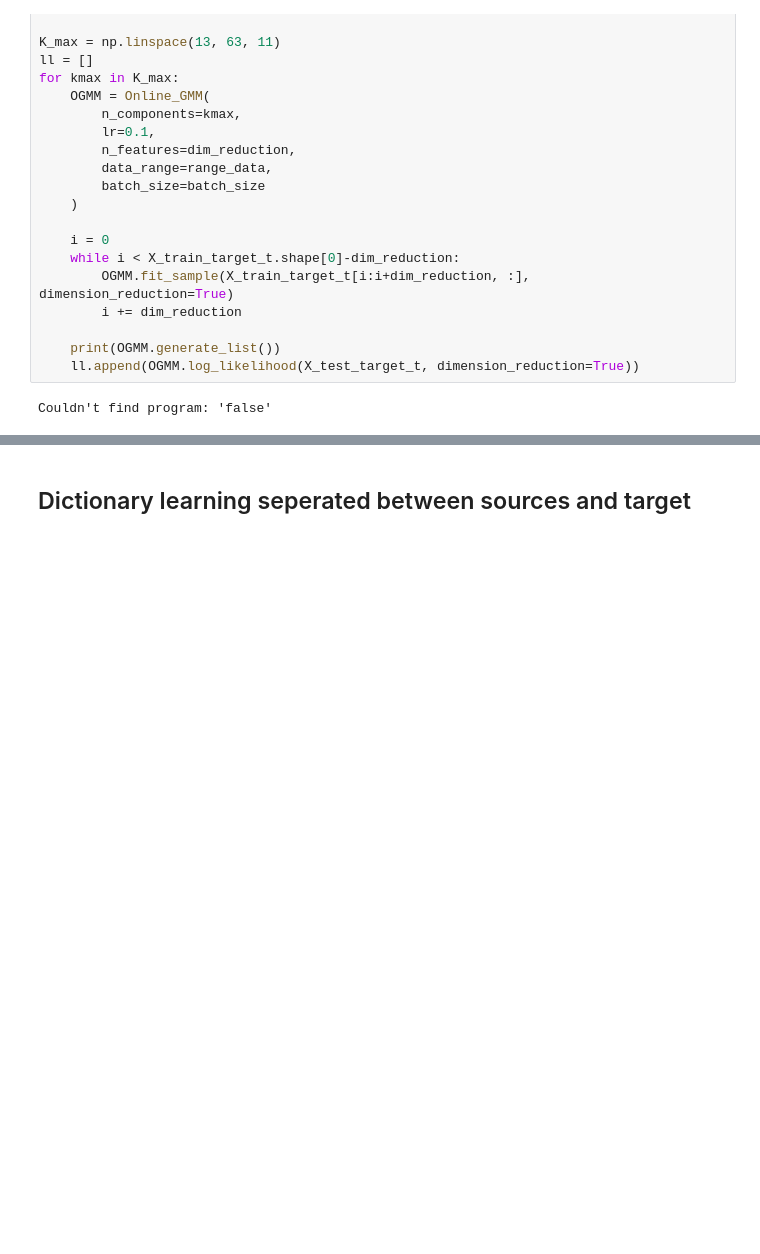
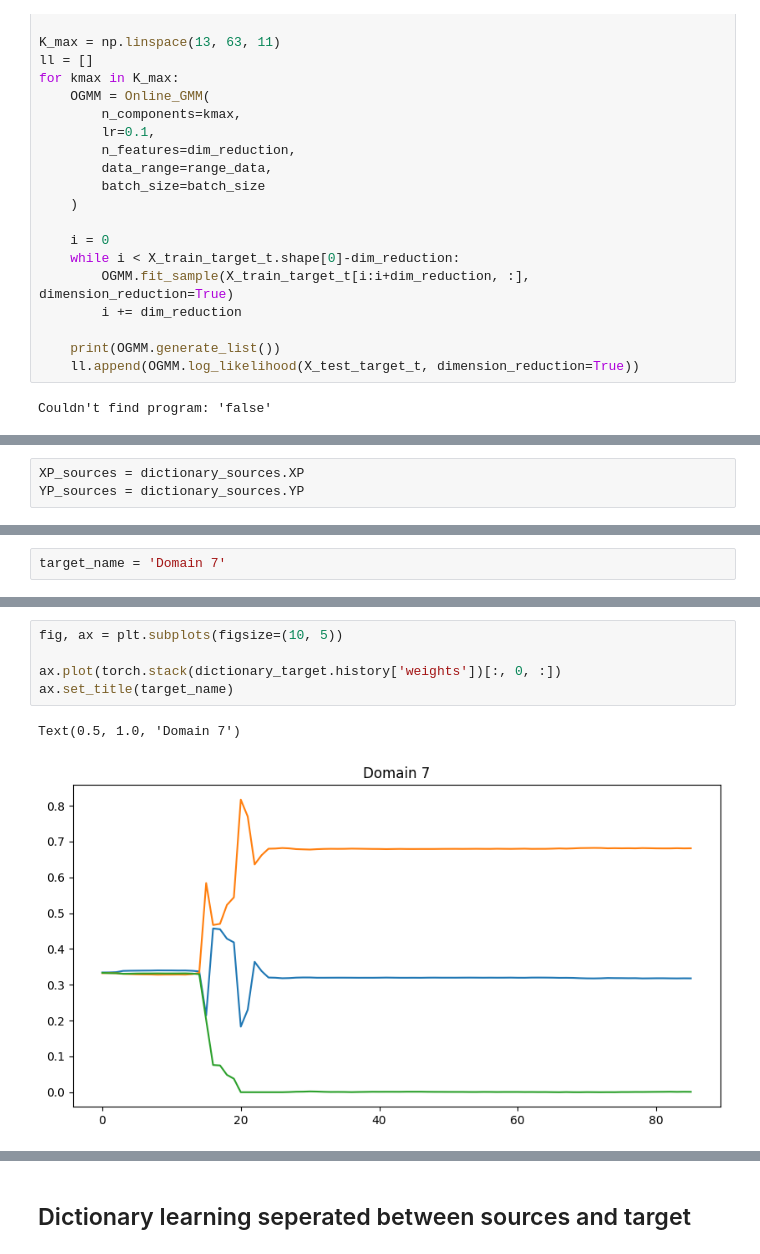
Before and after one commit to Stevan-LS/Online-DaDiL, a Jupyter notebook: PyDiL-main/PyDiL-main/CSTR - DaDiL Centralized.ipynb, the cells around one changed output, grey strips where cells are left out. Saved outputs shown, nothing was run; the diff lists cells and outputs as text; blank space fills up the shorter version.

```diff
--- a/PyDiL-main/PyDiL-main/CSTR - DaDiL Centralized.ipynb
+++ b/PyDiL-main/PyDiL-main/CSTR - DaDiL Centralized.ipynb
@@ -138,0 +188,3 @@ Couldn't find program: 'false'
+# %%
+XP_sources = dictionary_sources.XP
+YP_sources = dictionary_sources.YP
@@ -138,0 +266,2 @@ Couldn't find program: 'false'
+# %%
+target_name = 'Domain 7'
@@ -138,0 +274,8 @@ Couldn't find program: 'false'
+# %%
+fig, ax = plt.subplots(figsize=(10, 5))
+
+ax.plot(torch.stack(dictionary_target.history['weights'])[:, 0, :])
+ax.set_title(target_name)
+# %% [output]
+Text(0.5, 1.0, 'Domain 7')
+[figure, added]
```
Also changed, not shown: parts of 31 cells of this notebook, 2 other files.
